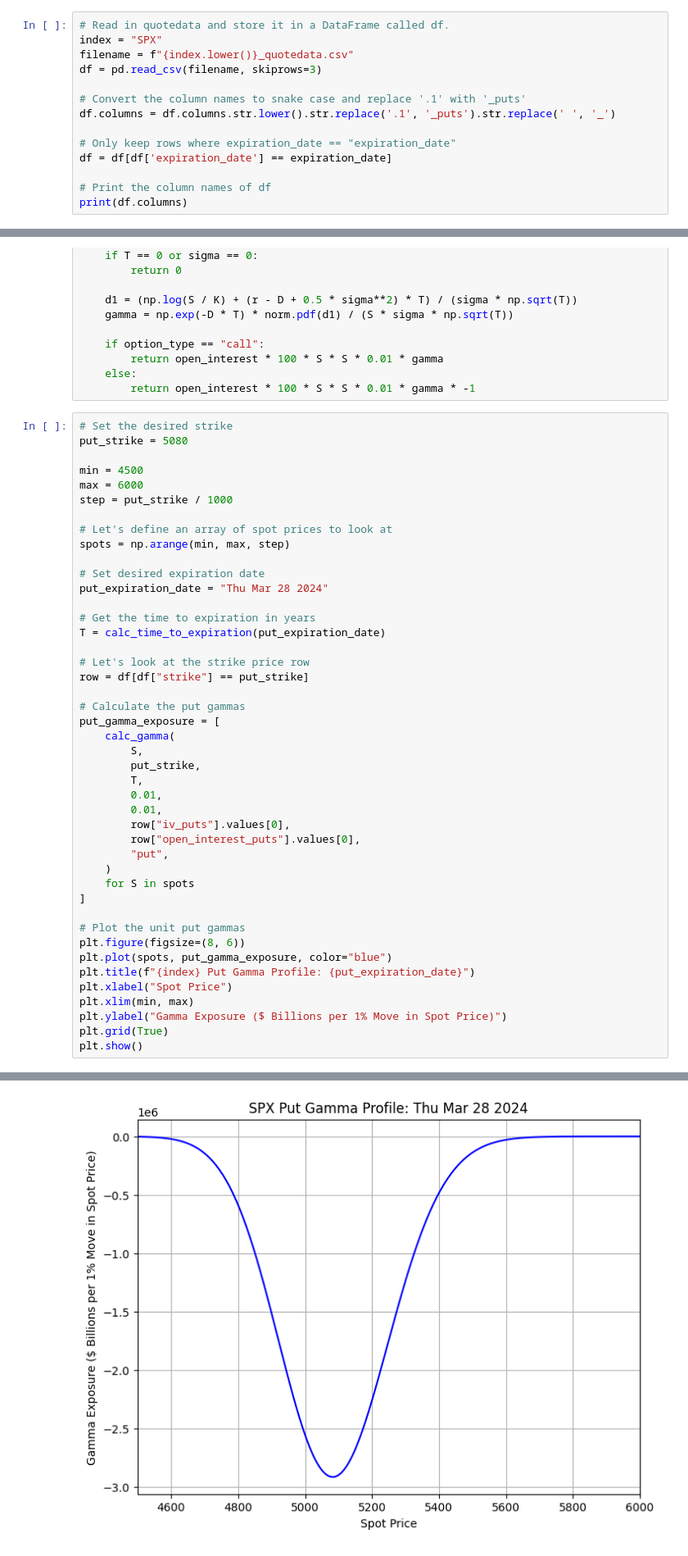
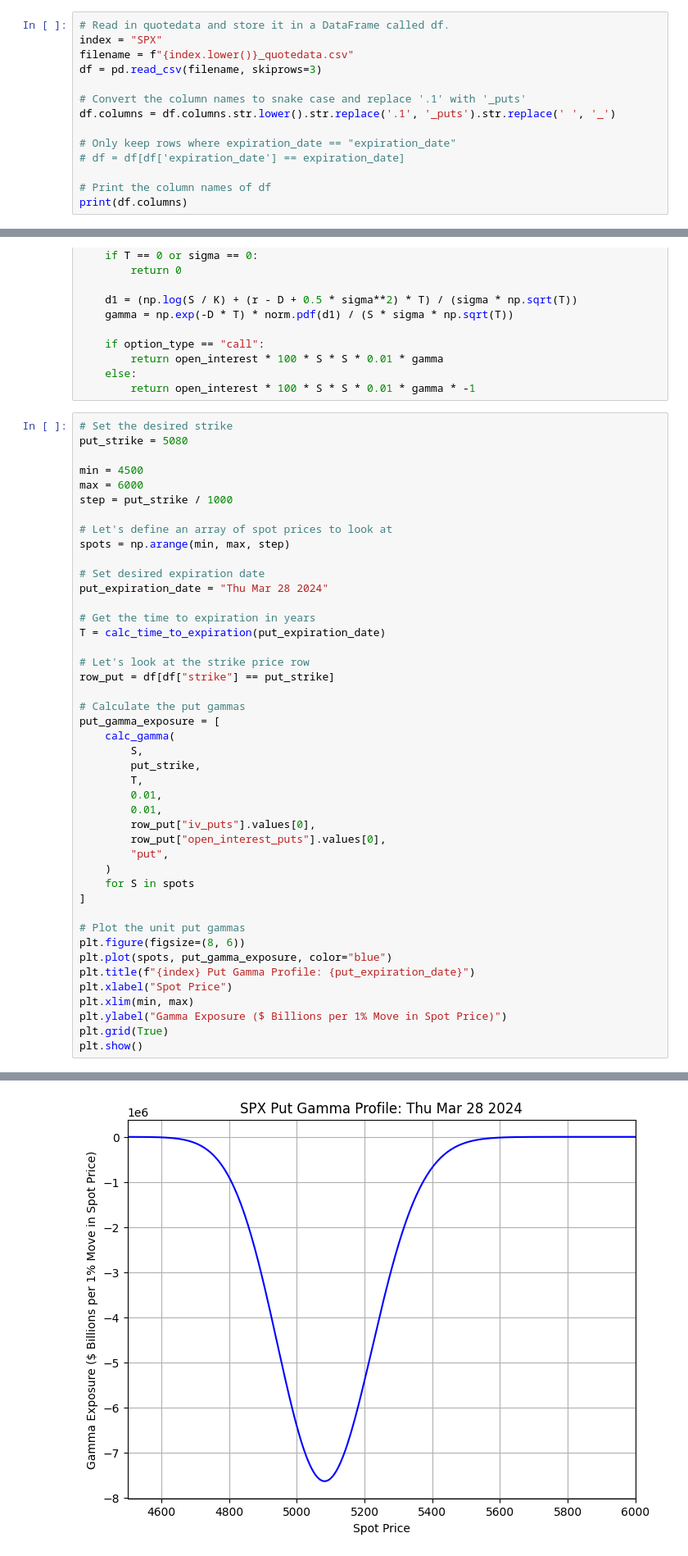
Before and after one commit to alexcraig043/math-86, a Jupyter notebook: homeworks/hw3/hw3.ipynb, the cells around one changed output, grey strips where cells are left out. Shown at 82% size. Saved outputs shown, nothing was run; the diff lists cells and outputs as text.

```diff
--- a/homeworks/hw3/hw3.ipynb
+++ b/homeworks/hw3/hw3.ipynb
@@ -469,7 +499,7 @@ df = pd.read_csv(filename, skiprows=3)
 df.columns = df.columns.str.lower().str.replace('.1', '_puts').str.replace(' ', '_')
 
 # Only keep rows where expiration_date == "expiration_date"
-df = df[df['expiration_date'] == expiration_date]
+# df = df[df['expiration_date'] == expiration_date]
 
 # Print the column names of df
 print(df.columns)
@@ -534,7 +567,7 @@ put_expiration_date = "Thu Mar 28 2024"
 T = calc_time_to_expiration(put_expiration_date)
 
 # Let's look at the strike price row
-row = df[df["strike"] == put_strike]
+row_put = df[df["strike"] == put_strike]
 
 # Calculate the put gammas
 put_gamma_exposure = [
@@ -544,8 +577,8 @@ put_gamma_exposure = [
         T,
         0.01,
         0.01,
-        row["iv_puts"].values[0],
-        row["open_interest_puts"].values[0],
+        row_put["iv_puts"].values[0],
+        row_put["open_interest_puts"].values[0],
         "put",
     )
     for S in spots
@@ -564,4 +603,4 @@ plt.show()
-[figure, old version]
+[figure, new version]
 # %%
 # Now let's add a call
 call_strike = 5090
```
Also changed, not shown: parts of 9 cells of this notebook.
